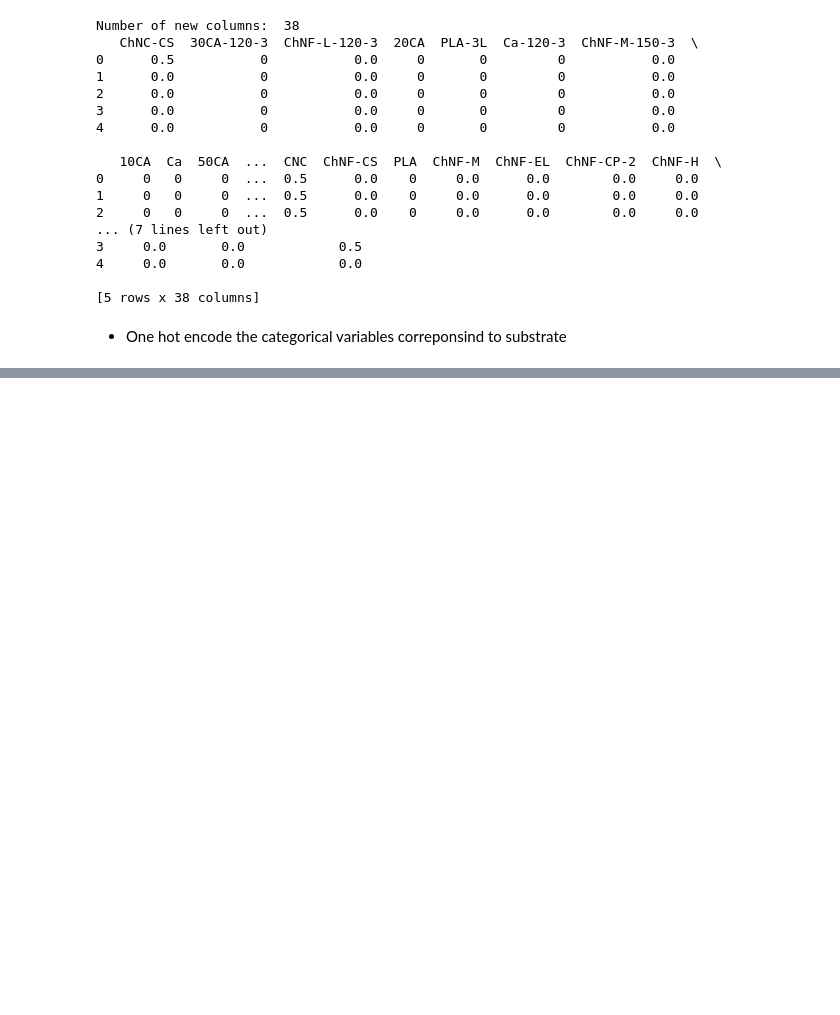
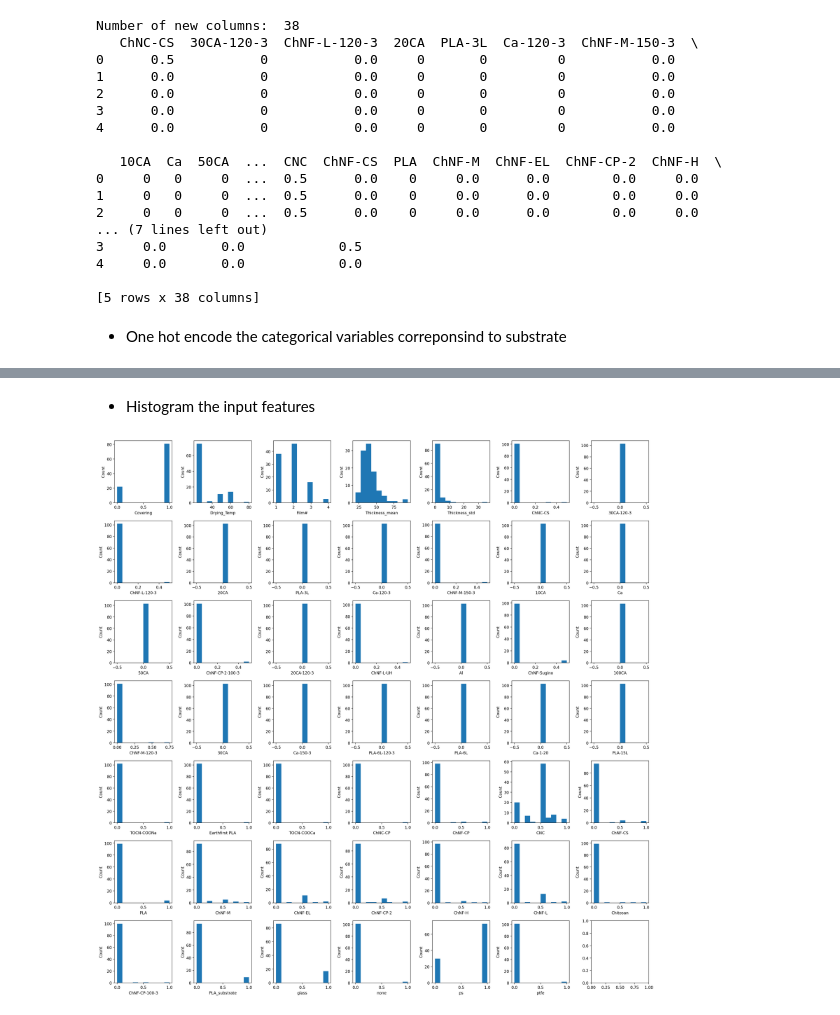
Before and after one commit to ltimmerman3/ProcSys_Project, a Jupyter notebook: Preprocessing.ipynb, the cells around one changed output, grey strips where cells are left out. Saved outputs shown, nothing was run; the diff lists cells and outputs as text; code cells hidden in the pictures; blank space fills up the shorter version.

```diff
--- a/Preprocessing.ipynb
+++ b/Preprocessing.ipynb
@@ -188,0 +199,17 @@ df.to_csv('Preprocessed_Data_RH50.csv')
+# %% [markdown]
+- Histogram the input features
+# %%
+Targets = ['OTR_mean','OTR_std','OP_mean','OP_std','WVTR_mean','WVTR_std','N_WVTR_mean','N_WVTR_std']
+Features = [i for i in df.columns if i not in Targets]
+n_plots = len(Features)
+n_axis = int(np.ceil(np.sqrt(n_plots)))
+fig, ax = plt.subplots(n_axis,n_axis,figsize=(20,20),dpi=200)
+for i in range(n_axis):
+    for j in range(n_axis):
+        if i*n_axis+j < n_plots:
+            ax[i,j].hist(df[Features[i*n_axis+j]])
+            ax[i,j].set_xlabel(Features[i*n_axis+j])
+            ax[i,j].set_ylabel('Count')
+plt.tight_layout()
+# %% [output]
+[figure, added]
```
Also changed, not shown: parts of 8 cells of this notebook, 5 other files.
